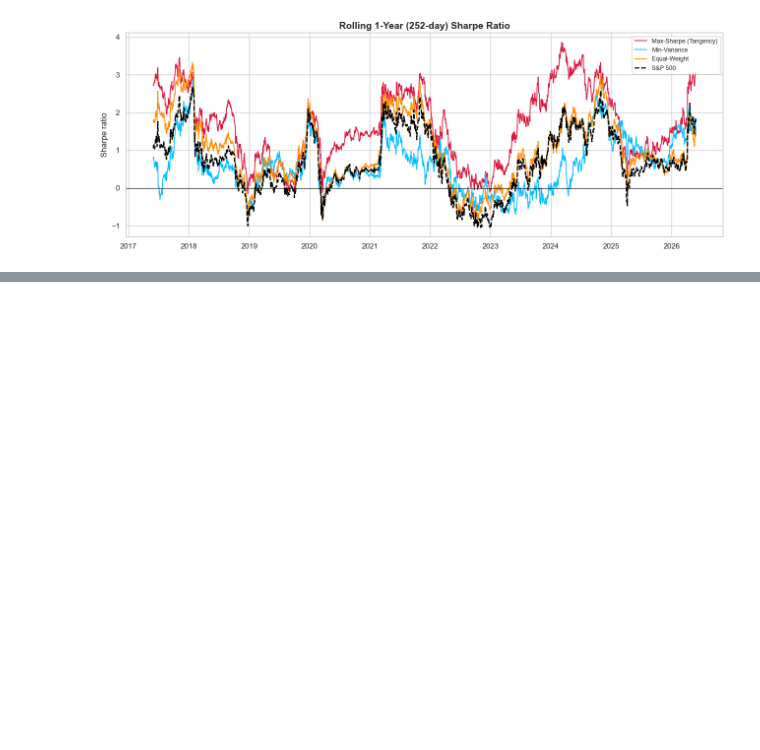
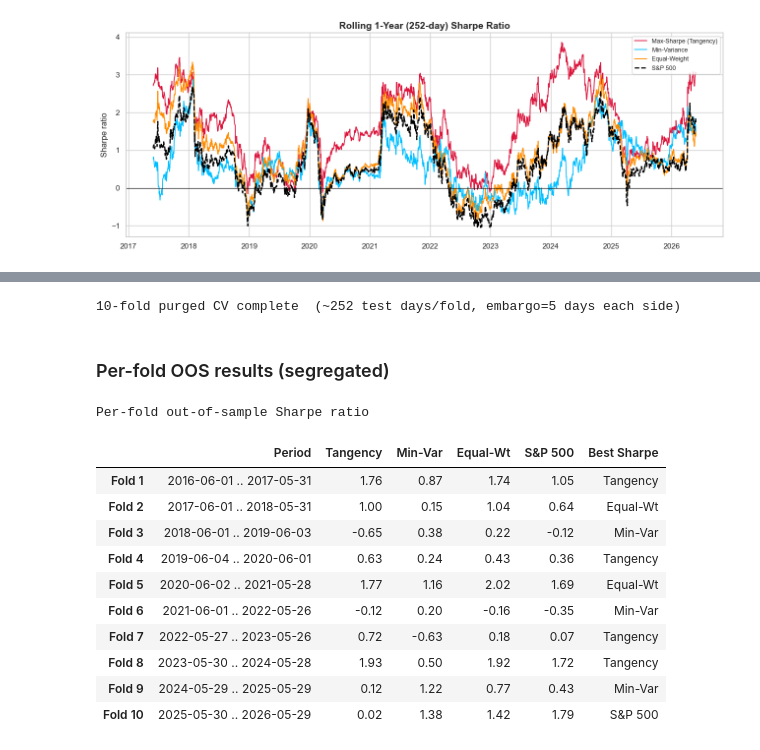
Before and after one commit to Michael-Nikolas-FTP/efficient-frontier-mpt, a Jupyter notebook: efficient_frontier.ipynb, the cells around one changed output, grey strips where cells are left out. Cells and saved outputs as stored; diff of their text form; code cells hidden in the pictures; blank space fills up the shorter version.

```diff
--- a/efficient_frontier.ipynb
+++ b/efficient_frontier.ipynb
@@ -604,0 +587,57 @@ an end-to-end Modern Portfolio Theory pipeline on real data.
+# %%
+# --- 10-fold purged cross-validation (reuses min_variance / max_sharpe from Section 4) ---
+K, EMBARGO = 10, 5
+oos_idx = returns.index
+folds   = np.array_split(np.arange(len(oos_idx)), K)
+oos_names = ["Max-Sharpe (Tangency)", "Min-Variance", "Equal-Weight", "S&P 500"]
+short = {"Max-Sharpe (Tangency)": "Tangency", "Min-Variance": "Min-Var",
+         "Equal-Weight": "Equal-Wt", "S&P 500": "S&P 500"}
+
+def fold_metrics(d):
+    d = pd.Series(d); eq = (1 + d).cumprod(); dd = eq / eq.cummax() - 1
+    ann = d.mean() * TRADING_DAYS; v = d.std() * np.sqrt(TRADING_DAYS)
+    ds  = d[d < 0].std() * np.sqrt(TRADING_DAYS)
+    return dict(AnnRet=ann, Vol=v, Sharpe=(ann - rf) / v if v > 0 else np.nan,
+                Sortino=(ann - rf) / ds if ds > 0 else np.nan, MaxDD=dd.min())
+
+records = {nm: [] for nm in oos_names}
+pooled  = {nm: pd.Series(index=oos_idx, dtype=float) for nm in oos_names}
+spans   = []
+for k, test in enumerate(folds):
+    lo, hi = test[0], test[-1]
+    emb = set(range(max(0, lo - EMBARGO), lo)) | set(range(hi + 1, min(len(oos_idx), hi + 1 + EMBARGO)))
+    train = np.array([i for i in range(len(oos_idx)) if i not in set(test) and i not in emb])
+    Rtr = returns.iloc[train]
+    w_ms_k = max_sharpe(Rtr.mean().values * TRADING_DAYS, Rtr.cov().values * TRADING_DAYS, rf)
+    w_mv_k = min_variance(Rtr.cov().values * TRADING_DAYS)
+    Rte, spte = returns.iloc[test], sp_ret.iloc[test]
+    s = {"Max-Sharpe (Tangency)": Rte.values @ w_ms_k, "Min-Variance": Rte.values @ w_mv_k,
+         "Equal-Weight": Rte.values @ w_eq, "S&P 500": spte.values}
+    spans.append(f"{oos_idx[lo].date()} .. {oos_idx[hi].date()}")
+    for nm in oos_names:
+        records[nm].append(fold_metrics(s[nm])); pooled[nm].iloc[test] = s[nm]
+print(f"10-fold purged CV complete  (~{len(folds[0])} test days/fold, embargo={EMBARGO} days each side)")
+# %% [output]
+10-fold purged CV complete  (~252 test days/fold, embargo=5 days each side)
+# %% [markdown]
+### Per-fold OOS results (segregated)
+# %%
+fold_tbl = pd.DataFrame({short[nm]: [records[nm][k]["Sharpe"] for k in range(K)] for nm in oos_names},
+                        index=[f"Fold {k+1}" for k in range(K)])
+fold_tbl.insert(0, "Period", spans)
+fold_tbl["Best Sharpe"] = fold_tbl[[short[nm] for nm in oos_names]].idxmax(axis=1)
+fold_tbl.style.format({short[nm]: "{:.2f}" for nm in oos_names}).set_caption(
+    "Per-fold out-of-sample Sharpe ratio")
+# %% [output]
+Per-fold out-of-sample Sharpe ratio
+|  | Period | Tangency | Min-Var | Equal-Wt | S&P 500 | Best Sharpe |
+| Fold 1 | 2016-06-01 .. 2017-05-31 | 1.76 | 0.87 | 1.74 | 1.05 | Tangency |
+| Fold 2 | 2017-06-01 .. 2018-05-31 | 1.00 | 0.15 | 1.04 | 0.64 | Equal-Wt |
+| Fold 3 | 2018-06-01 .. 2019-06-03 | -0.65 | 0.38 | 0.22 | -0.12 | Min-Var |
+| Fold 4 | 2019-06-04 .. 2020-06-01 | 0.63 | 0.24 | 0.43 | 0.36 | Tangency |
+| Fold 5 | 2020-06-02 .. 2021-05-28 | 1.77 | 1.16 | 2.02 | 1.69 | Equal-Wt |
+| Fold 6 | 2021-06-01 .. 2022-05-26 | -0.12 | 0.20 | -0.16 | -0.35 | Min-Var |
+| Fold 7 | 2022-05-27 .. 2023-05-26 | 0.72 | -0.63 | 0.18 | 0.07 | Tangency |
+| Fold 8 | 2023-05-30 .. 2024-05-28 | 1.93 | 0.50 | 1.92 | 1.72 | Tangency |
+| Fold 9 | 2024-05-29 .. 2025-05-29 | 0.12 | 1.22 | 0.77 | 0.43 | Min-Var |
+| Fold 10 | 2025-05-30 .. 2026-05-29 | 0.02 | 1.38 | 1.42 | 1.79 | S&P 500 |
```
Also changed, not shown: parts of 8 cells of this notebook, 4 other files.
